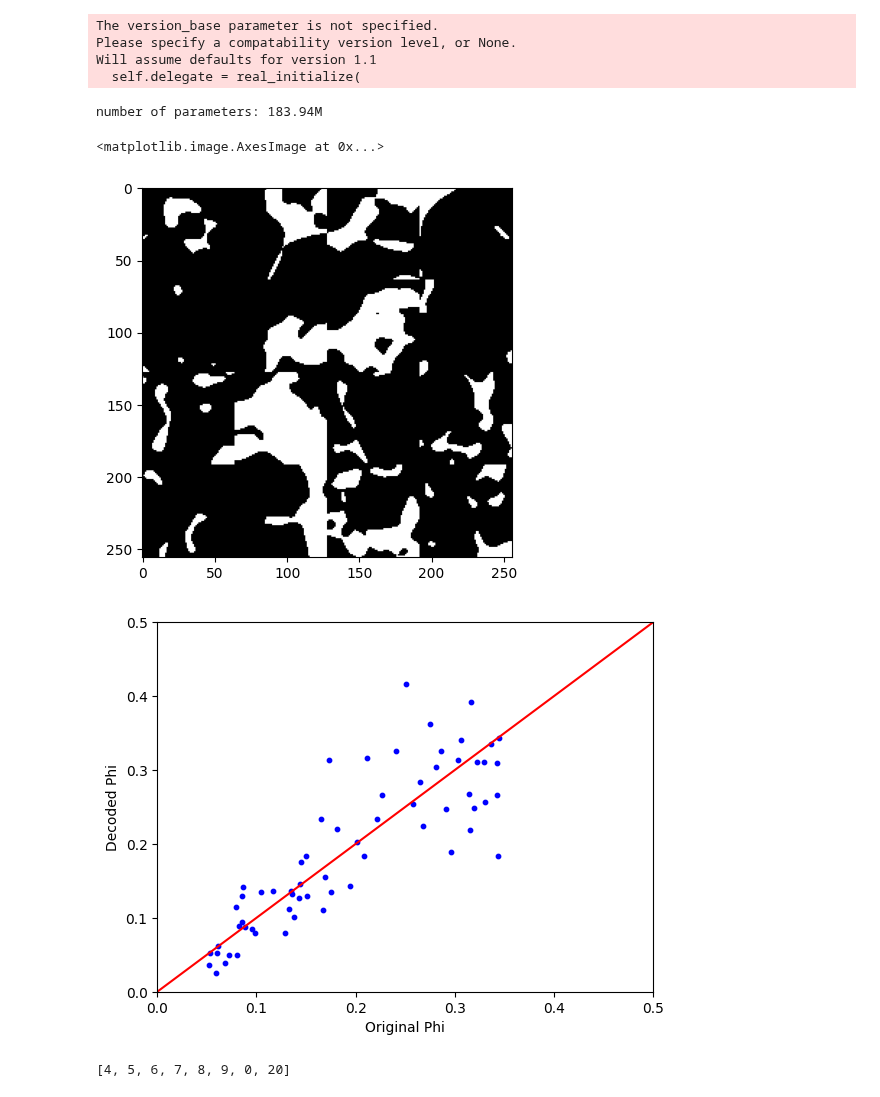
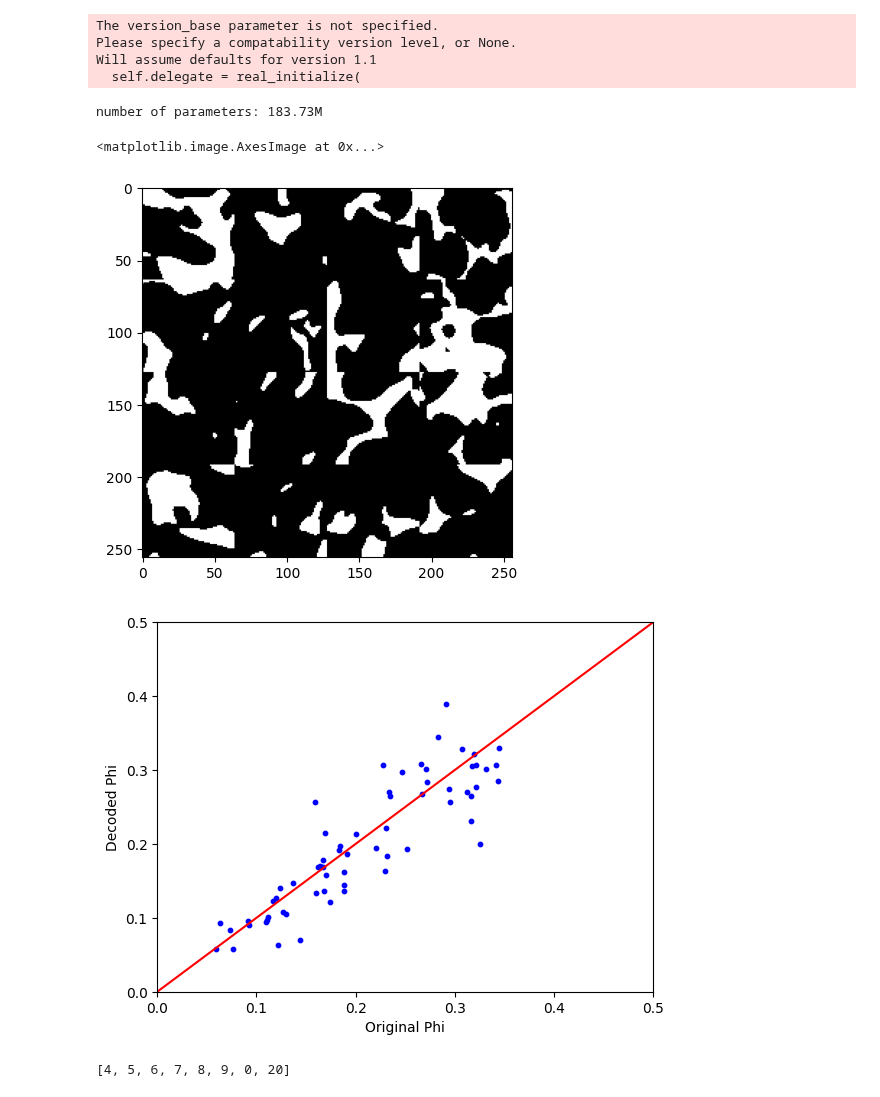
Before and after one commit to ZihanRen/poretransformer, a Jupyter notebook: lpu3dnet/eval/transformer_explore.ipynb, the cells around one changed output. Drawn from its saved outputs; the diff is of its cells as text; code cells hidden in the pictures.

```diff
--- a/lpu3dnet/eval/transformer_explore.ipynb
+++ b/lpu3dnet/eval/transformer_explore.ipynb
@@ -21,51 +21,51 @@ Please specify a compatability version level, or None.
 Will assume defaults for version 1.1
   self.delegate = real_initialize(
 # %%
-from lpu3dnet.inference import block_generation
+from lpu3dnet.inference import block_generation_singlecond
 
 device = torch.device("cuda" if torch.cuda.is_available() else "cpu")
 
-block_generator = block_generation.Block_generator_stochastic(
+block_generator = block_generation_singlecond.Block_generator_stochastic(
     cfg_dataset,
     cfg_vqgan,
     cfg_transformer,
     epoch_vqgan=25,
-    epoch_transformer=100,
+    epoch_transformer=290,
     device = device,
     volume_dimension=4
     )
 
 block_generator.generate_block()
 # %% [output]
-number of parameters: 183.94M
+number of parameters: 183.73M
 # %%
 import numpy as np
 
 def get_volume_shape(ds_spatial):
     max_i, max_j, max_k = 0, 0, 0
     for ijk in ds_spatial.keys():
         i, j, k = ijk
         max_i = max(max_i, i)
         max_j = max(max_j, j)
         max_k = max(max_k, k)
     return max_i + 1, max_j + 1, max_k + 1
 
 def assemble_volume(ds_spatial):
     volume_shape = get_volume_shape(ds_spatial)
     volume = np.zeros((volume_shape[0] * 64, volume_shape[1] * 64, volume_shape[2] * 64))
 
     for ijk, data in ds_spatial.items():
         i, j, k = ijk
         image = data['img']
         volume[i*64:(i+1)*64, j*64:(j+1)*64, k*64:(k+1)*64] = image
 
     return volume
 
 volume = assemble_volume(block_generator.ds_spatial)
-plt.imshow(volume[:,20,:], cmap='gray')
+plt.imshow(volume[:,10,:], cmap='gray')
 # %% [output]
 <matplotlib.image.AxesImage at 0x...>
-[figure, old version]
+[figure, new version]
 # %%
 phi_list = []
 phi_gen_list = []
@@ -93,7 +93,7 @@ plt.xlabel('Original Phi')
 plt.ylabel('Decoded Phi')
 plt.show()
 # %% [output]
-[figure, old version]
+[figure, new version]
 # %%
 a = [1,2,3,4,5,6,7,8,9,0,20]
 patch_num = 8
```
Also changed, not shown: parts of 2 cells of this notebook, 7 other files.
